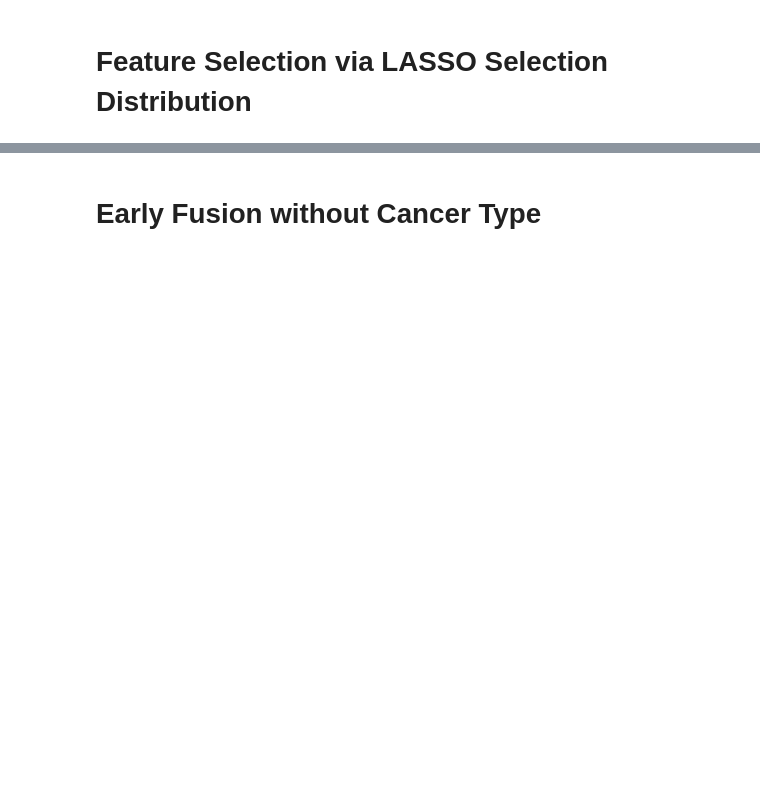
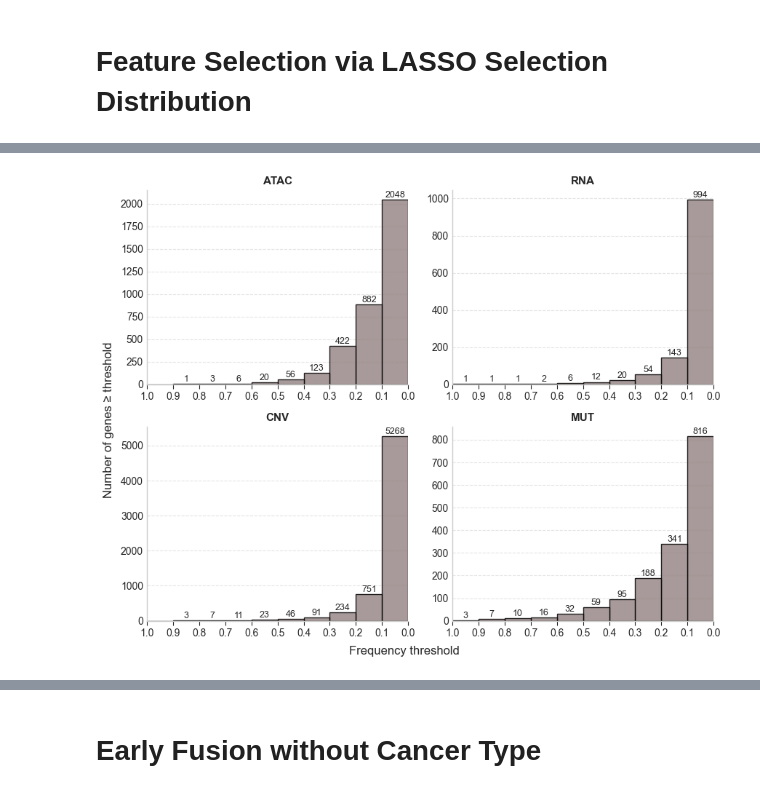
Before and after one commit to julianguyn/multimodalai-pmlb, a Jupyter notebook: workflow/notebooks/6-common_genes_models.ipynb, the cells around one changed output, grey strips where cells are left out. Drawn from its saved outputs; the diff is of its cells as text; code cells hidden in the pictures; blank space fills up the shorter version.

```diff
--- a/workflow/notebooks/6-common_genes_models.ipynb
+++ b/workflow/notebooks/6-common_genes_models.ipynb
@@ -56,0 +46,7 @@ al.head()
+# %%
+al = pd.read_csv("data/results/data/4-CommonGene2/atac_lasso_feature_stability.csv", index_col=0)
+rl = pd.read_csv("data/results/data/4-CommonGene2/rna_lasso_feature_stability.csv", index_col=0)
+cl = pd.read_csv("data/results/data/4-CommonGene2/cnv_lasso_feature_stability.csv", index_col=0)
+ml = pd.read_csv("data/results/data/4-CommonGene2/mut_lasso_feature_stability.csv", index_col=0)
+
+al.head()
@@ -56,0 +60,13 @@ al.head()
+# %%
+df = al
+thresholds = np.arange(0.2, 1.01, 0.1)
+
+# Compute cumulative counts
+counts = [(df["frequency"] >= t).sum() for t in thresholds]
+
+# Put into a dataframe (optional)
+cum_df = pd.DataFrame({
+    "threshold": thresholds,
+    "num_genes": counts
+})
+cum_df
@@ -57 +84,54 @@ al.head()
+# %%
+def plot_features_cumulative(df, title, ax):
+
+    bins = np.arange(0, 1 + 0.1, 0.1)
+
+    counts, bins, patches = ax.hist(
+        df["frequency"],
+        bins=bins,
+        cumulative=-1,
+        edgecolor="black",
+        color="#998888",
+        alpha=0.85
+    )
+
+    for count, left, right in zip(counts, bins[:-1], bins[1:]):
+        if count > 0:
+            x = (left + right) / 2
+            ax.text(x, count + 0.3, f"{int(count)}",
+                    ha="center", va="bottom", fontsize=9)
+
+    ax.set_title(title, fontsize=11, weight="bold")
+
+    # cleaner look
+    ax.grid(True, axis="y", linestyle="--", alpha=0.5)
+    ax.grid(False, axis="x")
+    for spine in ["top", "right"]:
+        ax.spines[spine].set_visible(False)
+
+plt.style.use("seaborn-v0_8-whitegrid")
+
+fig, axes = plt.subplots(2, 2, figsize=(9, 7))  # no sharex
+
+plot_features_cumulative(al, "ATAC", ax=axes[0, 0])
+plot_features_cumulative(rl, "RNA",  ax=axes[0, 1])
+plot_features_cumulative(cl, "CNV",  ax=axes[1, 0])
+plot_features_cumulative(ml, "MUT",  ax=axes[1, 1])
+
+# Reverse x-axis individually for each subplot
+for ax in axes.flat:
+    ax.invert_xaxis()
+    #ax.set_xticks(np.arange(0, 1.1, 0.1))  # ticks at 0.0, 0.1, ..., 1.0
+    ax.set_xlim(1, 0)
+    ax.set_xticks(np.arange(0, 1.1, 0.1))  # tick positions
+    ax.tick_params(axis='x', which='major', length=4)  # major tick lines
+
+# Shared labels manually
+fig.text(0.5, 0.04, "Frequency threshold", ha="center", fontsize=12)
+fig.text(0.04, 0.5, "Number of genes ≥ threshold", va="center", rotation="vertical", fontsize=12)
+
+plt.tight_layout(rect=[0.05, 0.05, 1, 1])
+plt.show()
+# %% [output]
+[figure, added]
 # %%
```
Also changed, not shown: parts of 15 cells of this notebook.
